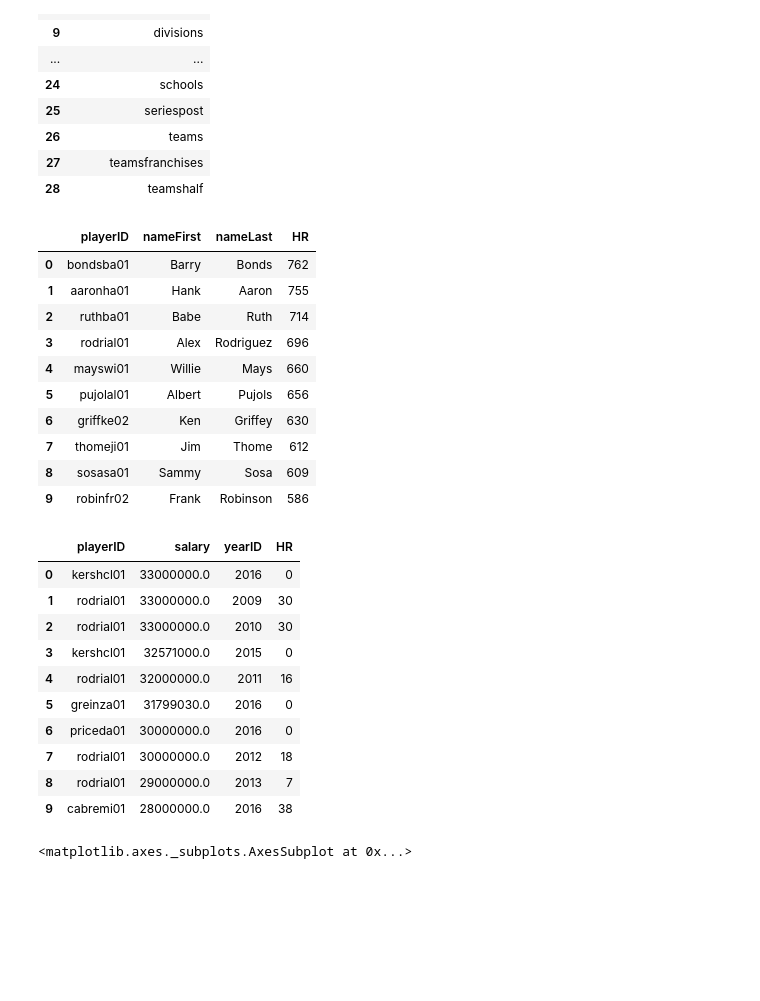
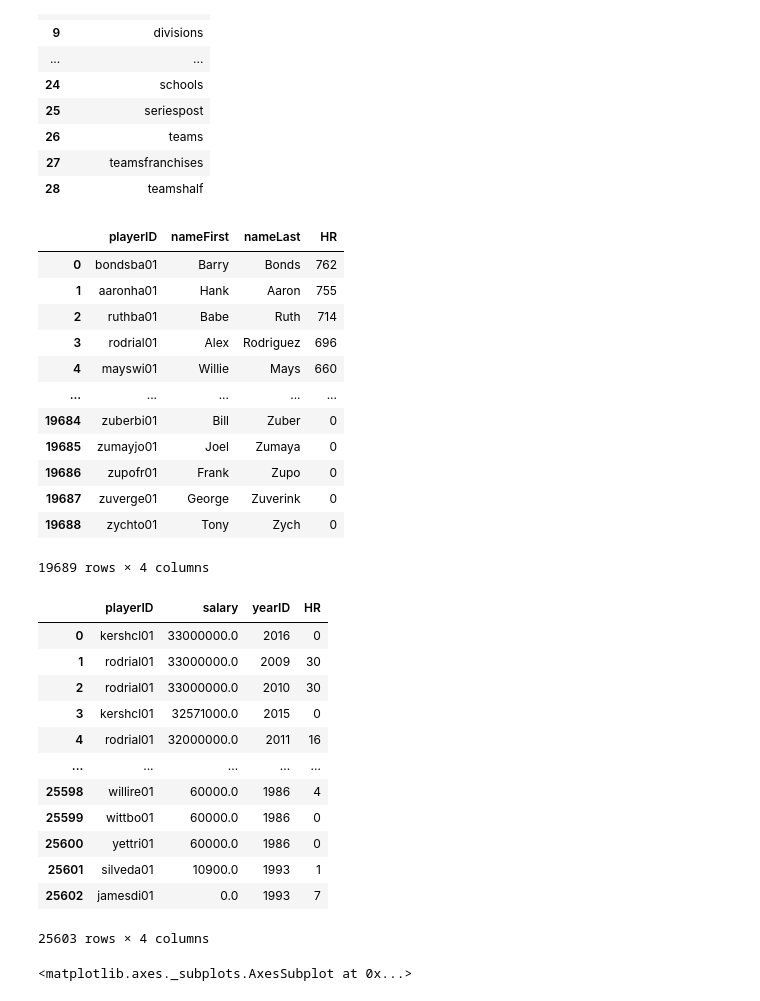
Before and after one commit to cb-ds-1/4-1-sql, a Jupyter notebook: workshop.ipynb, the cells around one changed output. Saved outputs shown, nothing was run; the diff lists cells and outputs as text; code cells hidden in the pictures; blank space fills up the shorter version.

```diff
--- a/workshop.ipynb
+++ b/workshop.ipynb
@@ -145,34 +162,36 @@ pd.read_sql("SELECT name FROM sqlite_master WHERE type='table'", con=conn)
 # %%
 # 2.1 Which player has had the most homeruns?
 pd.read_sql("""
 SELECT
     pp.playerID,
     nameFirst,
     nameLast,
     bt.HR
 FROM people as pp
 INNER JOIN (
     SELECT
         playerID,
         SUM(HR) as HR
     FROM batting
     GROUP BY playerID
 ) as bt
 ON pp.playerID = bt.playerID
 ORDER BY HR DESC
-""", con=conn).head(10)
+""", con=conn)
 # %% [output]
 |  | playerID | nameFirst | nameLast | HR |
 | 0 | bondsba01 | Barry | Bonds | 762 |
 | 1 | aaronha01 | Hank | Aaron | 755 |
 | 2 | ruthba01 | Babe | Ruth | 714 |
 | 3 | rodrial01 | Alex | Rodriguez | 696 |
 | 4 | mayswi01 | Willie | Mays | 660 |
-| 5 | pujolal01 | Albert | Pujols | 656 |
-| 6 | griffke02 | Ken | Griffey | 630 |
-| 7 | thomeji01 | Jim | Thome | 612 |
-| 8 | sosasa01 | Sammy | Sosa | 609 |
-| 9 | robinfr02 | Frank | Robinson | 586 |
+| ... | ... | ... | ... | ... |
+| 19684 | zuberbi01 | Bill | Zuber | 0 |
+| 19685 | zumayjo01 | Joel | Zumaya | 0 |
+| 19686 | zupofr01 | Frank | Zupo | 0 |
+| 19687 | zuverge01 | George | Zuverink | 0 |
+| 19688 | zychto01 | Tony | Zych | 0 |
+19689 rows × 4 columns
 # %%
 # 2.2 Is there a relation between how many homeruns a player has made in a year and his salary that year?
 df = pd.read_sql("""
@@ -195,7 +214,7 @@ sl.yearID = bt.yearID
 ORDER BY salary DESC
 """, con=conn)
 
-df.head(10)
+df
 # %% [output]
 |  | playerID | salary | yearID | HR |
 | 0 | kershcl01 | 33000000.0 | 2016 | 0 |
@@ -203,11 +222,13 @@ df.head(10)
 | 2 | rodrial01 | 33000000.0 | 2010 | 30 |
 | 3 | kershcl01 | 32571000.0 | 2015 | 0 |
 | 4 | rodrial01 | 32000000.0 | 2011 | 16 |
-| 5 | greinza01 | 31799030.0 | 2016 | 0 |
-| 6 | priceda01 | 30000000.0 | 2016 | 0 |
-| 7 | rodrial01 | 30000000.0 | 2012 | 18 |
-| 8 | rodrial01 | 29000000.0 | 2013 | 7 |
-| 9 | cabremi01 | 28000000.0 | 2016 | 38 |
+| ... | ... | ... | ... | ... |
+| 25598 | willire01 | 60000.0 | 1986 | 4 |
+| 25599 | wittbo01 | 60000.0 | 1986 | 0 |
+| 25600 | yettri01 | 60000.0 | 1986 | 0 |
+| 25601 | silveda01 | 10900.0 | 1993 | 1 |
+| 25602 | jamesdi01 | 0.0 | 1993 | 7 |
+25603 rows × 4 columns
 # %%
 #df = df.loc[df.yearID >= 2009]
 df.plot(kind='scatter', x='HR', y='salary')
```
Also changed, not shown: parts of 4 cells of this notebook.
